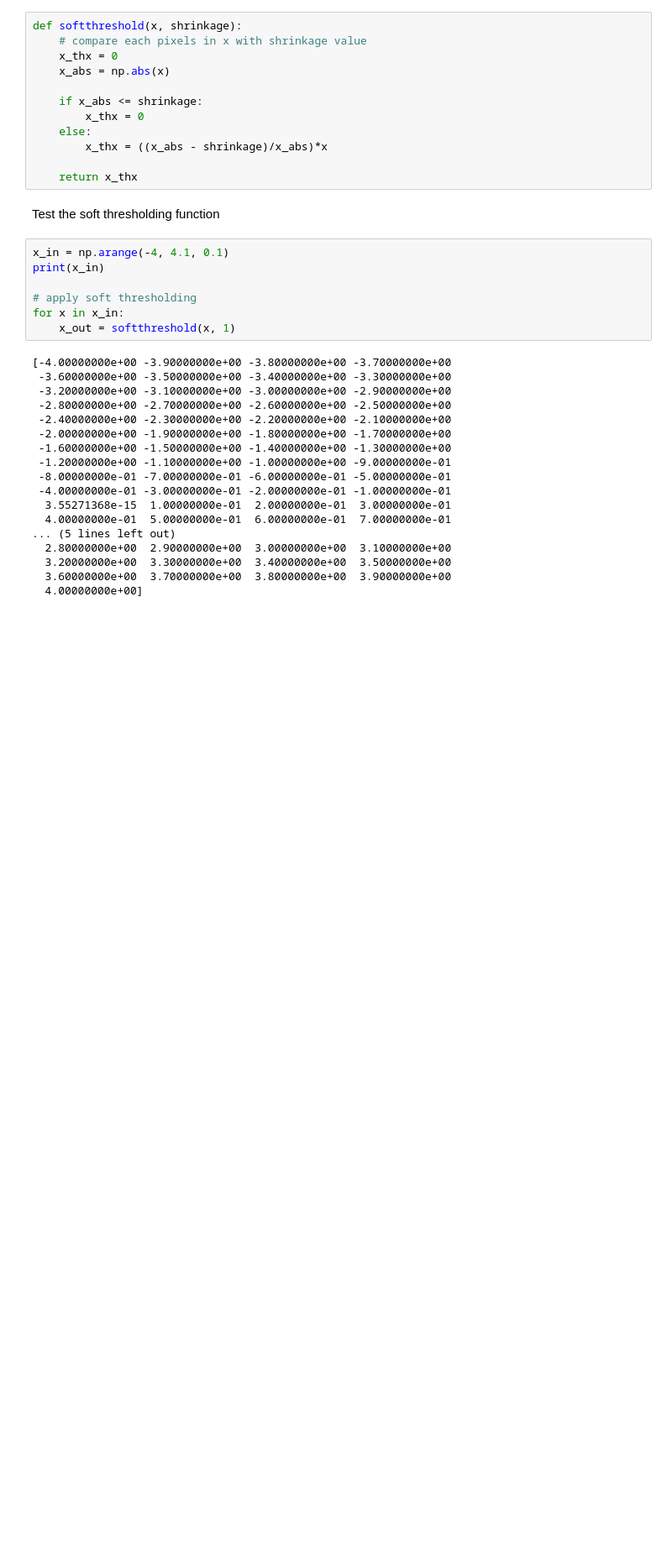
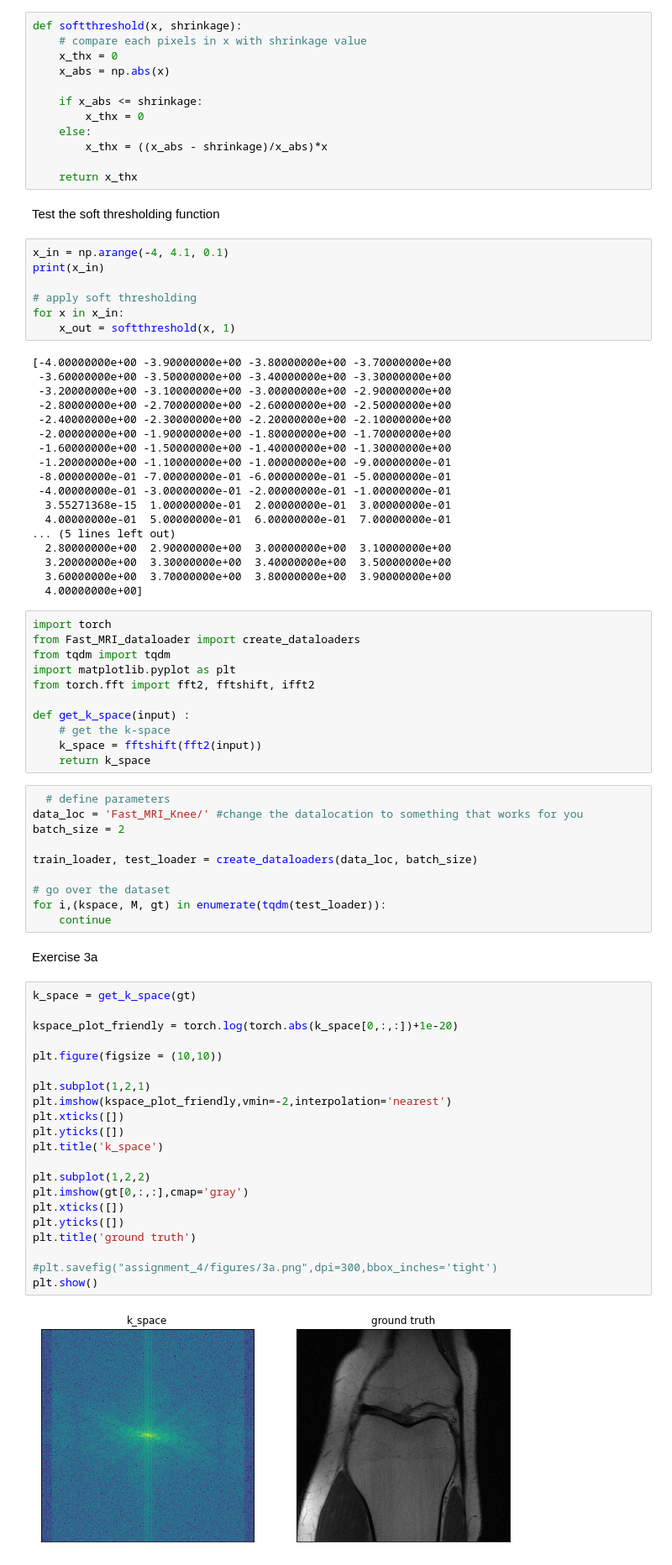
Before and after one commit to langestefan/5LSL0_assignments, a Jupyter notebook: assignment_4/prototype.ipynb, the cells around one changed output. Shown: that part at 84% size. Saved outputs shown, nothing was run; the diff lists cells and outputs as text; blank space fills up the shorter version.

Commit message:
finish until exercise 3d.

```diff
--- a/assignment_4/prototype.ipynb
+++ b/assignment_4/prototype.ipynb
@@ -42,3 +42,49 @@ for x in x_in:
   3.20000000e+00  3.30000000e+00  3.40000000e+00  3.50000000e+00
   3.60000000e+00  3.70000000e+00  3.80000000e+00  3.90000000e+00
   4.00000000e+00]
+# %%
+import torch
+from Fast_MRI_dataloader import create_dataloaders
+from tqdm import tqdm
+import matplotlib.pyplot as plt
+from torch.fft import fft2, fftshift, ifft2
+
+def get_k_space(input) :
+    # get the k-space
+    k_space = fftshift(fft2(input))
+    return k_space
+# %%
+  # define parameters
+data_loc = 'Fast_MRI_Knee/' #change the datalocation to something that works for you
+batch_size = 2
+
+train_loader, test_loader = create_dataloaders(data_loc, batch_size)
+
+# go over the dataset
+for i,(kspace, M, gt) in enumerate(tqdm(test_loader)):
+    continue
+# %% [markdown]
+Exercise 3a
+# %%
+k_space = get_k_space(gt)
+
+kspace_plot_friendly = torch.log(torch.abs(k_space[0,:,:])+1e-20)
+
+plt.figure(figsize = (10,10))
+
+plt.subplot(1,2,1)
+plt.imshow(kspace_plot_friendly,vmin=-2,interpolation='nearest')
+plt.xticks([])
+plt.yticks([])
+plt.title('k_space')
+
+plt.subplot(1,2,2)
+plt.imshow(gt[0,:,:],cmap='gray')
+plt.xticks([])
+plt.yticks([])
+plt.title('ground truth')
+
+#plt.savefig("assignment_4/figures/3a.png",dpi=300,bbox_inches='tight')
+plt.show()
+# %% [output]
+[figure, added]
```
Also changed, not shown: parts of 6 cells of this notebook, 4 other files.
